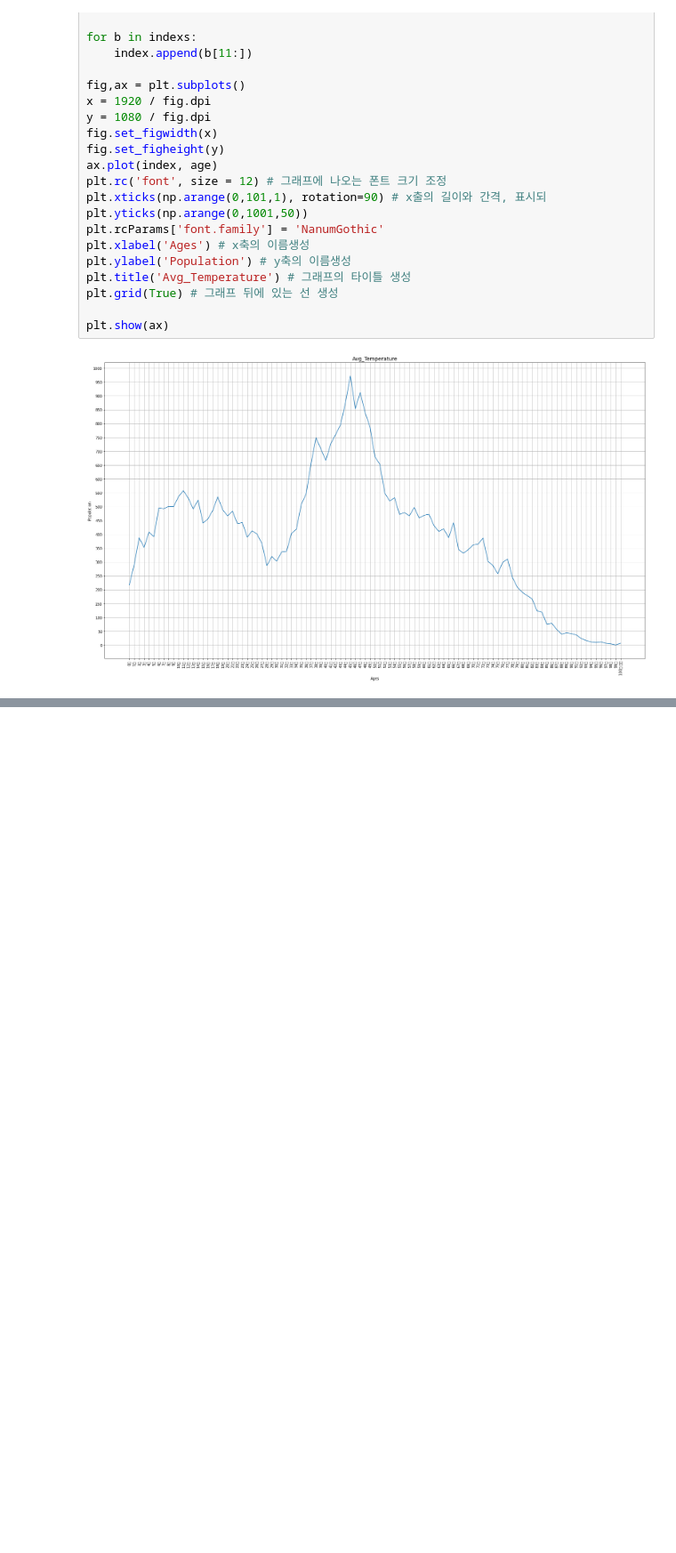
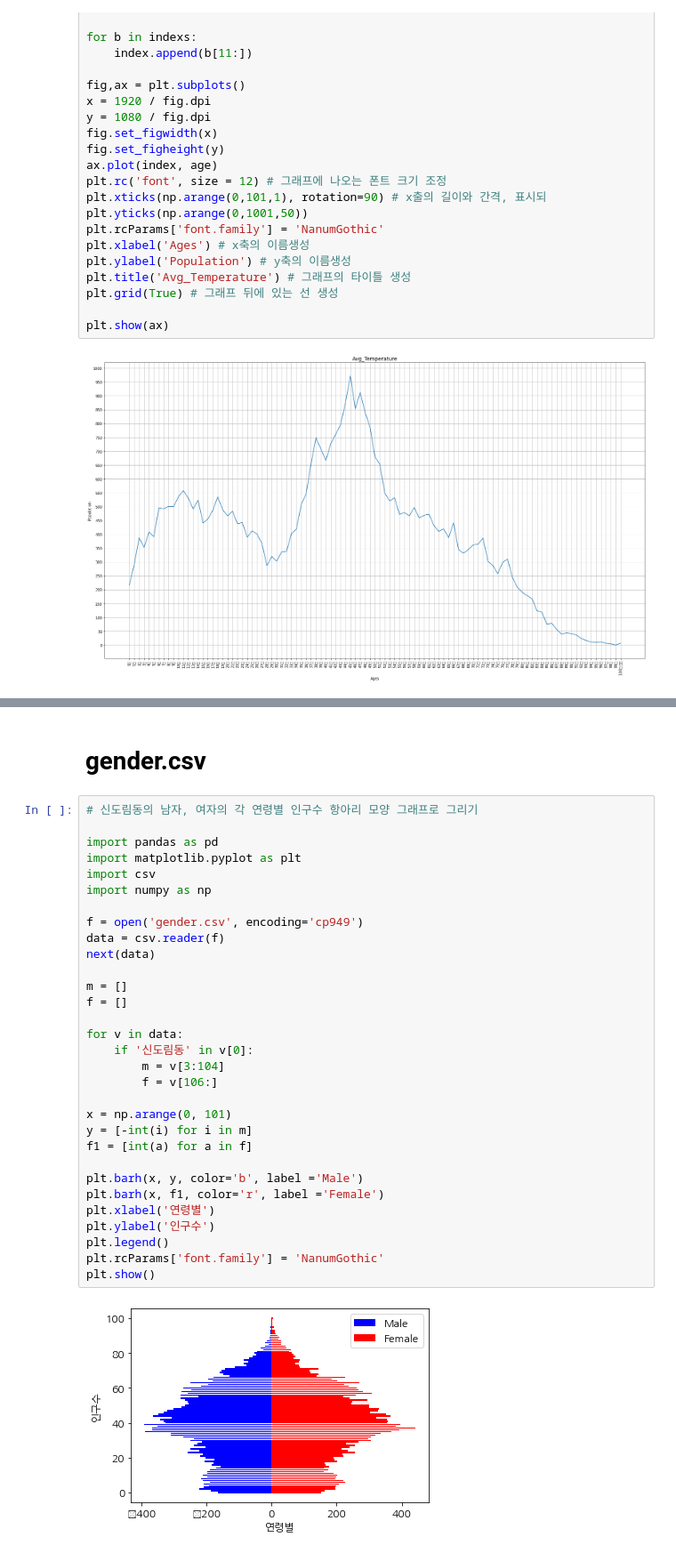
Before and after one commit to HIMMEL95/Elice, a Jupyter notebook: Population_public_data/public_data.ipynb, the cells around one changed output, grey strips where cells are left out. Shown at 89% size. Drawn from its saved outputs; the diff is of its cells as text; blank space fills up the shorter version.

```diff
--- a/Population_public_data/public_data.ipynb
+++ b/Population_public_data/public_data.ipynb
@@ -148,3 +152,38 @@ plt.ylabel('인구 수')
 plt.show()
 # %% [output]
 [figure]
+# %% [markdown]
+# gender.csv
+# %%
+# 신도림동의 남자, 여자의 각 연령별 인구수 항아리 모양 그래프로 그리기
+
+import pandas as pd
+import matplotlib.pyplot as plt
+import csv
+import numpy as np
+
+f = open('gender.csv', encoding='cp949')
+data = csv.reader(f)
+next(data)
+
+m = []
+f = []
+
+for v in data:
+    if '신도림동' in v[0]:
+        m = v[3:104]
+        f = v[106:]
+
+x = np.arange(0, 101)
+y = [-int(i) for i in m]
+f1 = [int(a) for a in f]
+
+plt.barh(x, y, color='b', label ='Male')
+plt.barh(x, f1, color='r', label ='Female')
+plt.xlabel('연령별')
+plt.ylabel('인구수')
+plt.legend()
+plt.rcParams['font.family'] = 'NanumGothic'
+plt.show()
+# %% [output]
+[figure, added]
```
Also changed, not shown: parts of 4 cells of this notebook, 2 other files.
